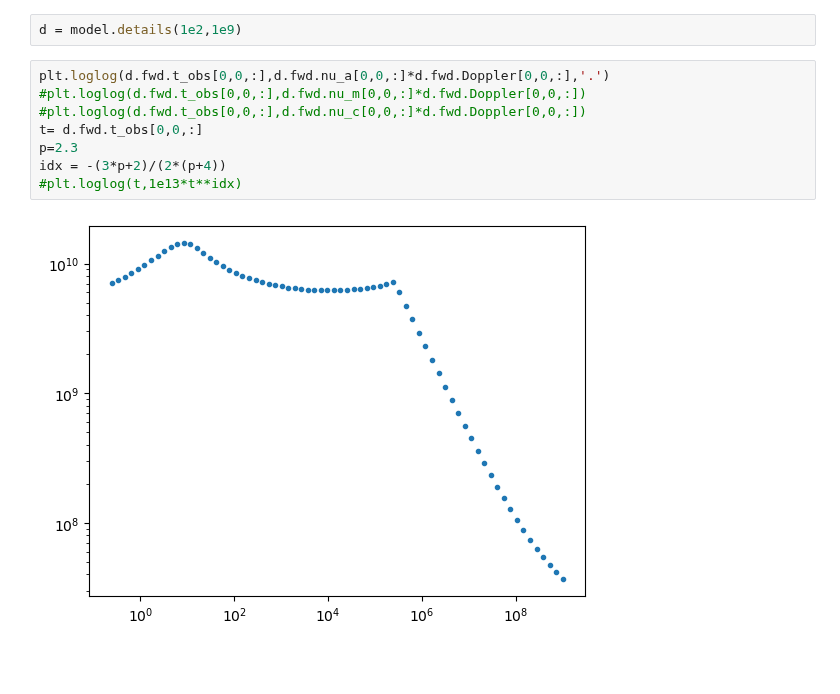
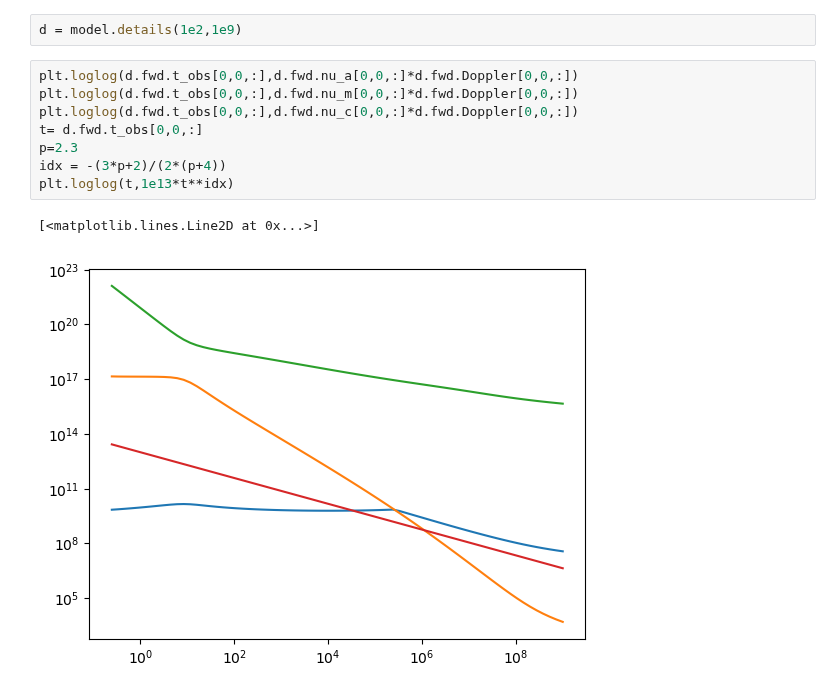
Before and after one commit to YihanWangAstro/VegasAfterglow, a Jupyter notebook: script/quick.ipynb, the cells around one changed output. Cells and saved outputs as stored; diff of their text form; blank space fills up the shorter version.

```diff
--- a/script/quick.ipynb
+++ b/script/quick.ipynb
@@ -87,12 +87,13 @@ plt.savefig('quick-spec.png',dpi=300,bbox_inches='tight')
 # %%
 d = model.details(1e2,1e9)
 # %%
-plt.loglog(d.fwd.t_obs[0,0,:],d.fwd.nu_a[0,0,:]*d.fwd.Doppler[0,0,:],'.')
-#plt.loglog(d.fwd.t_obs[0,0,:],d.fwd.nu_m[0,0,:]*d.fwd.Doppler[0,0,:])
-#plt.loglog(d.fwd.t_obs[0,0,:],d.fwd.nu_c[0,0,:]*d.fwd.Doppler[0,0,:])
+plt.loglog(d.fwd.t_obs[0,0,:],d.fwd.nu_a[0,0,:]*d.fwd.Doppler[0,0,:])
+plt.loglog(d.fwd.t_obs[0,0,:],d.fwd.nu_m[0,0,:]*d.fwd.Doppler[0,0,:])
+plt.loglog(d.fwd.t_obs[0,0,:],d.fwd.nu_c[0,0,:]*d.fwd.Doppler[0,0,:])
 t= d.fwd.t_obs[0,0,:]
 p=2.3
 idx = -(3*p+2)/(2*(p+4))
-#plt.loglog(t,1e13*t**idx)
+plt.loglog(t,1e13*t**idx)
 # %% [output]
+[<matplotlib.lines.Line2D at 0x...>]
-[figure, old version]
+[figure, new version]
```
Also changed, not shown: parts of 2 cells of this notebook.
